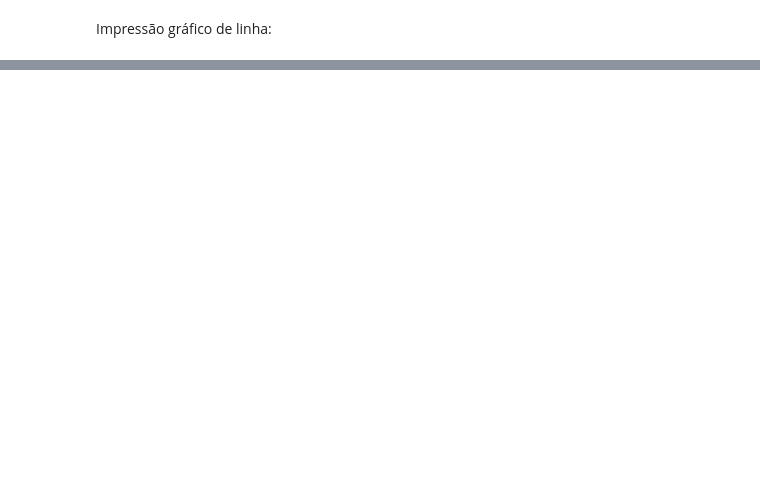
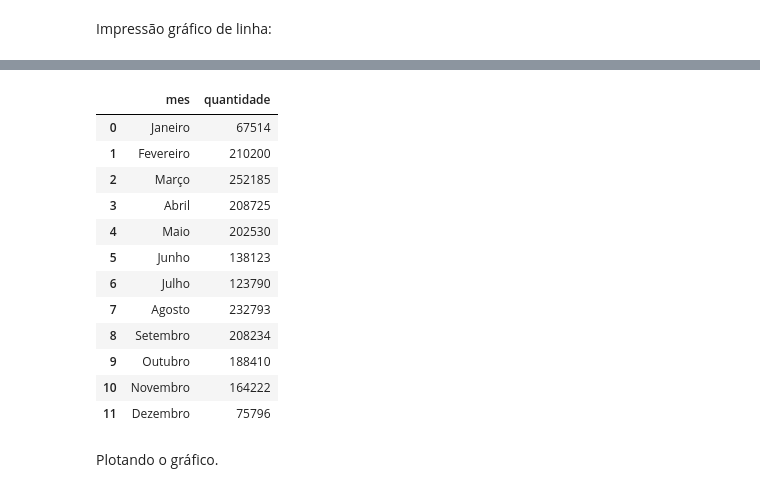
Before and after one commit to WyndamBaxter/Desafio-7-days-of-coding-dashboard, a Jupyter notebook: Analise_exploratoria.ipynb, the cells around one changed output, grey strips where cells are left out. Drawn from its saved outputs; the diff is of its cells as text; code cells hidden in the pictures; blank space fills up the shorter version.

```diff
--- a/Analise_exploratoria.ipynb
+++ b/Analise_exploratoria.ipynb
@@ -309,0 +364,26 @@ _
+# %%
+emprestimos_mes['mes'] = emprestimos_mes['mes'].replace({
+    1: 'Janeiro', 2: 'Fevereiro', 3:'Março',
+    4: 'Abril', 5: 'Maio', 6: 'Junho',
+    7: 'Julho', 8:'Agosto', 9:'Setembro',
+    10: 'Outubro', 11: 'Novembro', 12:'Dezembro'
+
+})
+# %%
+emprestimos_mes
+# %% [output]
+|  | mes | quantidade |
+| 0 | Janeiro | 67514 |
+| 1 | Fevereiro | 210200 |
+| 2 | Março | 252185 |
+| 3 | Abril | 208725 |
+| 4 | Maio | 202530 |
+| 5 | Junho | 138123 |
+| 6 | Julho | 123790 |
+| 7 | Agosto | 232793 |
+| 8 | Setembro | 208234 |
+| 9 | Outubro | 188410 |
+| 10 | Novembro | 164222 |
+| 11 | Dezembro | 75796 |
+# %% [markdown]
+Plotando o gráfico.
```
Also changed, not shown: parts of 11 cells of this notebook.
